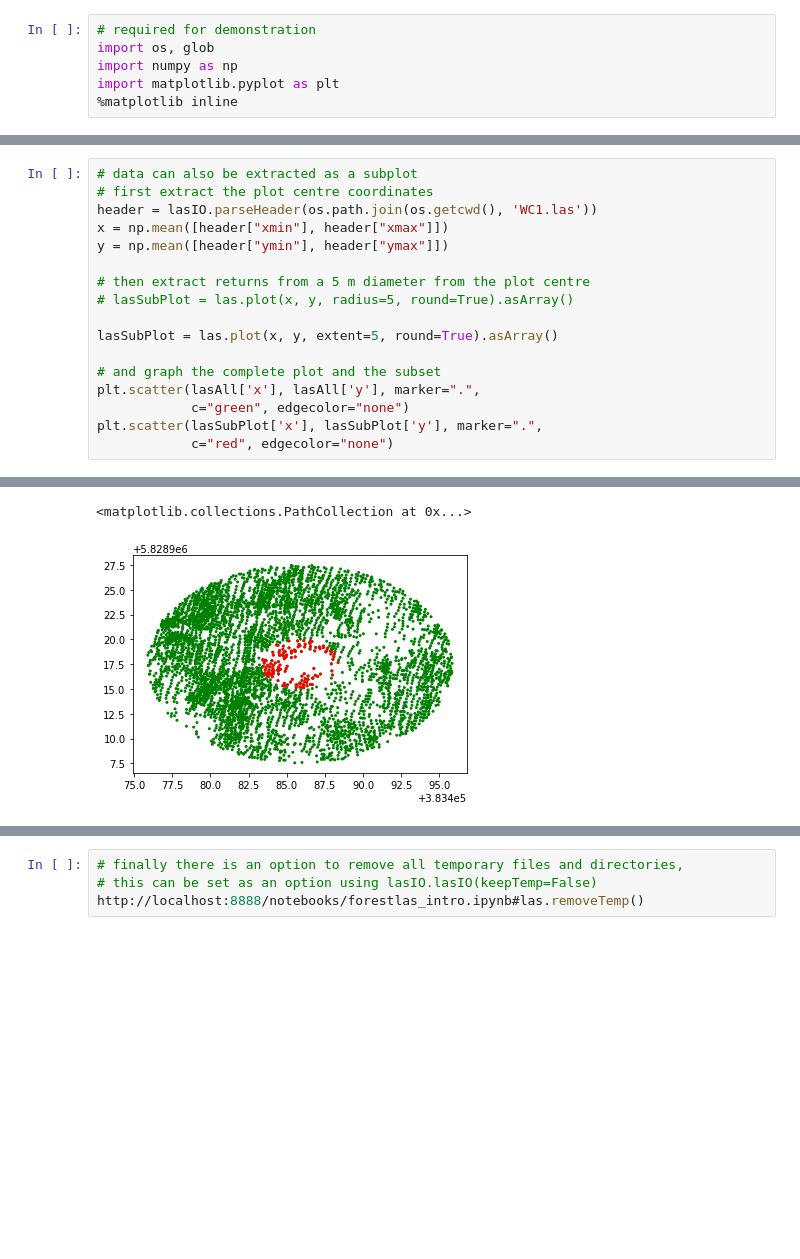
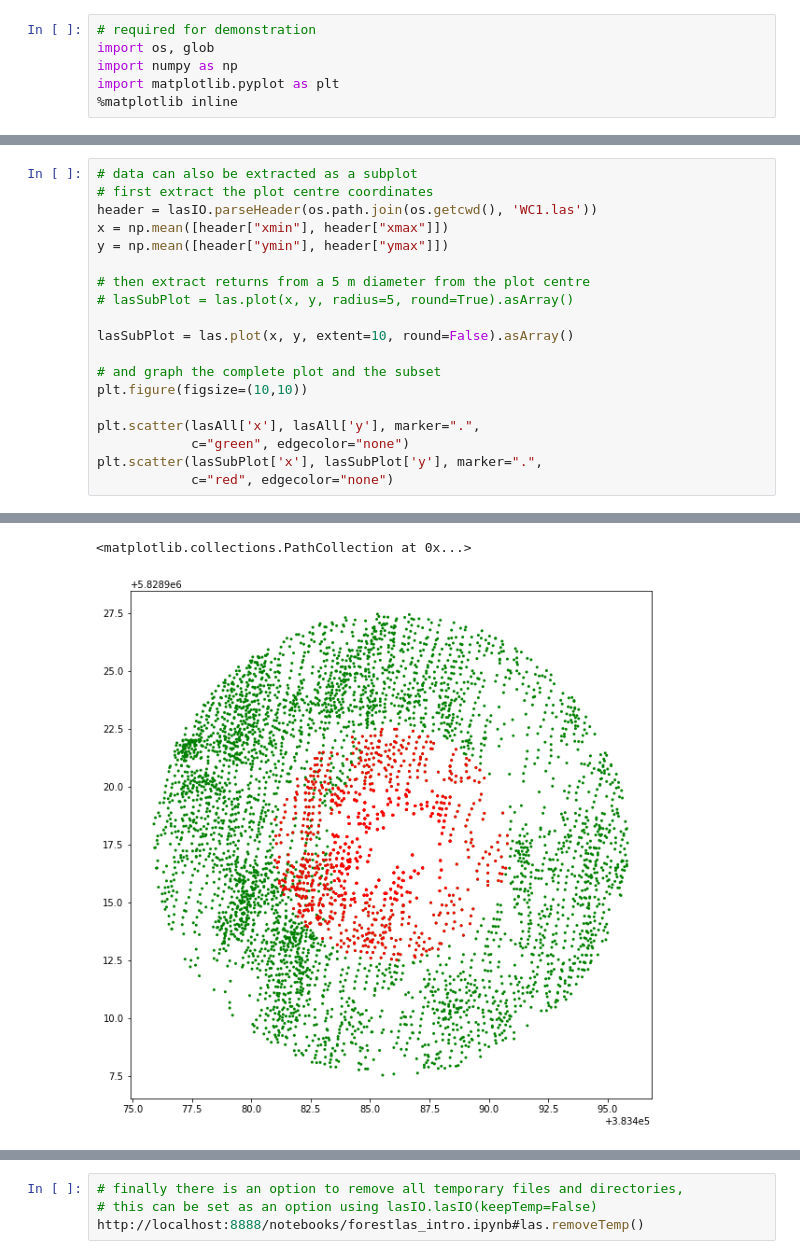
Before and after one commit to Maggemkay/forestlas, a Jupyter notebook: forestlas_intro.ipynb, the cells around one changed output, grey strips where cells are left out. Cells and saved outputs as stored; diff of their text form; blank space fills up the shorter version.

```diff
--- a/forestlas_intro.ipynb
+++ b/forestlas_intro.ipynb
@@ -84,9 +84,11 @@ y = np.mean([header["ymin"], header["ymax"]])
 # then extract returns from a 5 m diameter from the plot centre
 # lasSubPlot = las.plot(x, y, radius=5, round=True).asArray()
 
-lasSubPlot = las.plot(x, y, extent=5, round=True).asArray()
+lasSubPlot = las.plot(x, y, extent=10, round=False).asArray()
 
 # and graph the complete plot and the subset
+plt.figure(figsize=(10,10))
+
 plt.scatter(lasAll['x'], lasAll['y'], marker=".",
             c="green", edgecolor="none")
 plt.scatter(lasSubPlot['x'], lasSubPlot['y'], marker=".",
@@ -111,6 +113,6 @@ plt.scatter(lasSubPlot['x'], lasSubPlot['y'], marker=".",
 number of bad points = 0
 <matplotlib.collections.PathCollection at 0x...>
-[figure, old version]
+[figure, new version]
 # %%
 # las files can be manipulated and then saved out
 lasFirst = lasAll[lasAll['rtn_num'] == 1]
```
Also changed, not shown: parts of 10 cells of this notebook, 1 other file.
